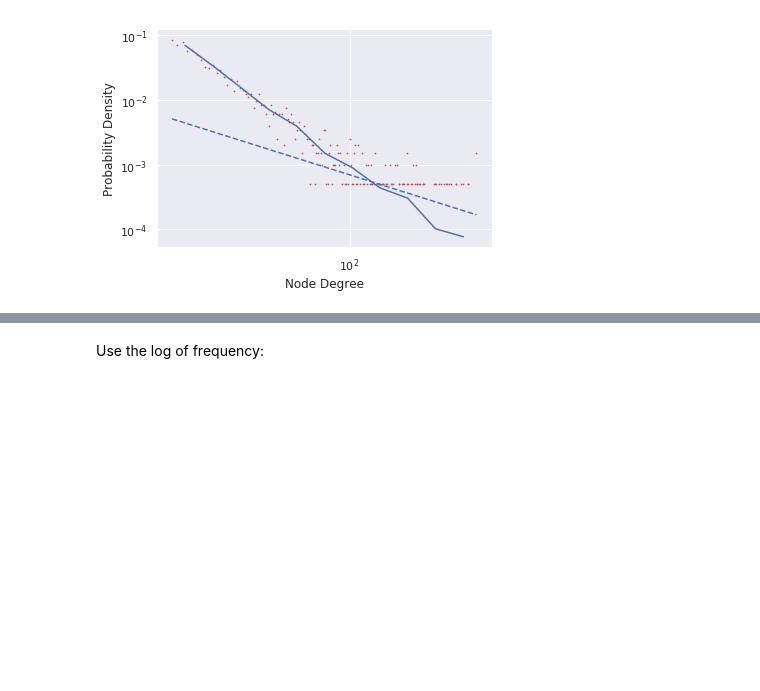
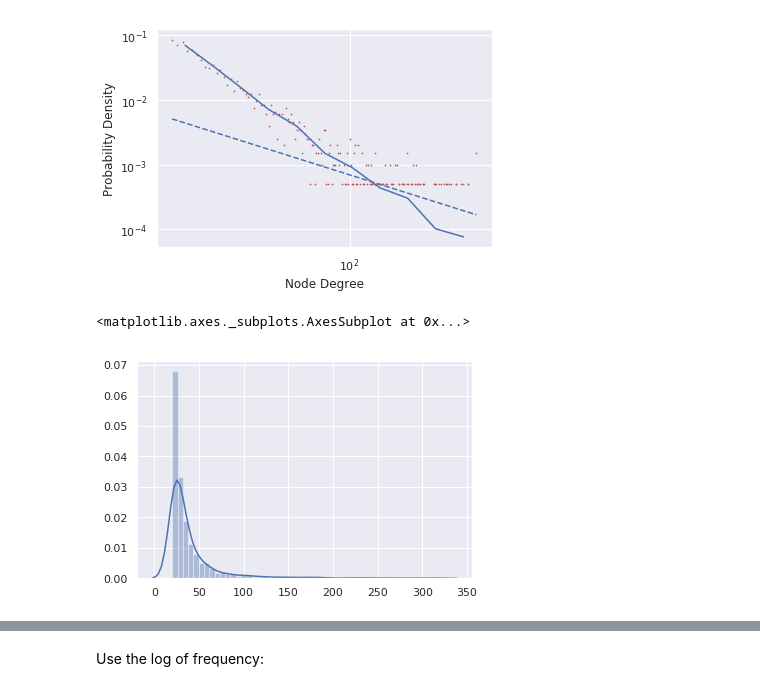
Before and after one commit to GTmac/emb-geometry, a Jupyter notebook: Geometry.ipynb, the cells around one changed output, grey strips where cells are left out. Cells and saved outputs as stored; diff of their text form; code cells hidden in the pictures; blank space fills up the shorter version.

```diff
--- a/Geometry.ipynb
+++ b/Geometry.ipynb
@@ -69,3 +212,8 @@ print('alpha= ',fit.power_law.alpha,'  sigma= ',fit.power_law.sigma)
 # %% [output]
 ('alpha= ', 1.2384415556528208, '  sigma= ', 0.005331715271005065)
 [figure]
+# %%
+sns.distplot(d)
+# %% [output]
+<matplotlib.axes._subplots.AxesSubplot at 0x...>
+[figure, added]
```
Also changed, not shown: parts of 82 cells of this notebook.
